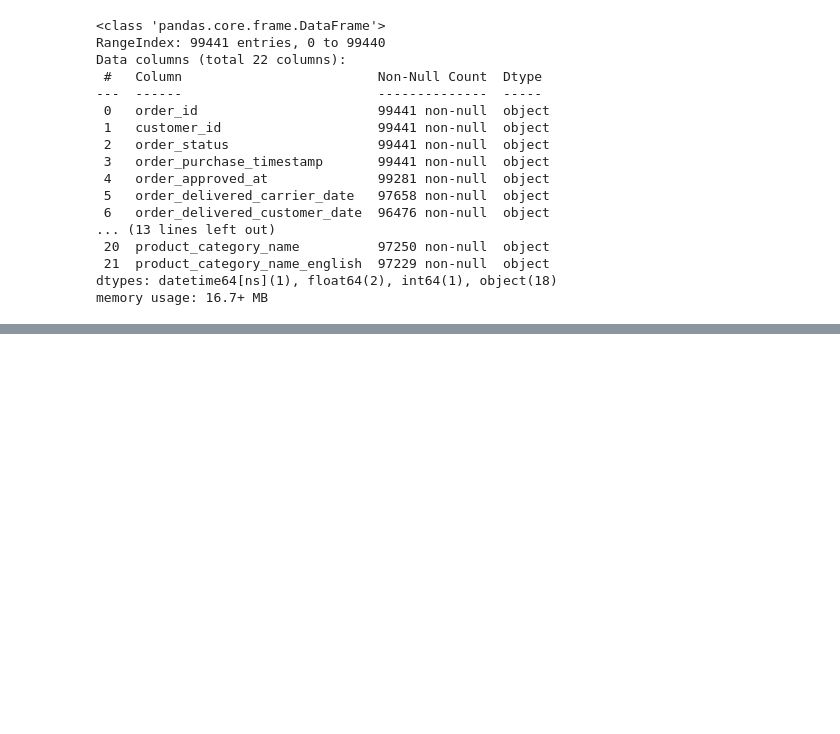
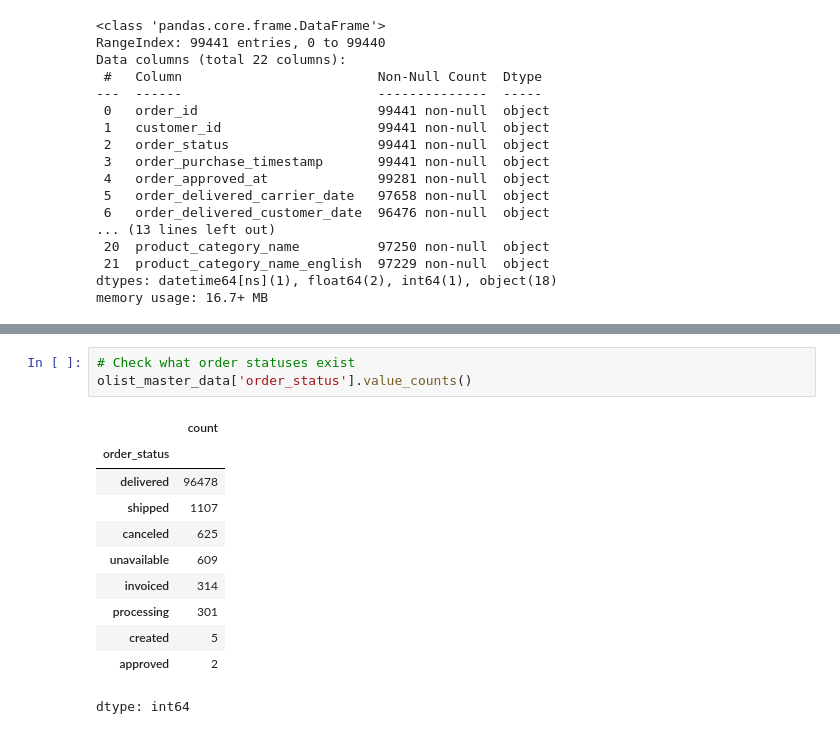
Before and after one commit to BBWorksB/AmaliTech-DEG-Project-based-challenges, a Jupyter notebook: data-engineering/Logistics-auditor/Amaliteh_DE_Logistic.ipynb, the cells around one changed output, grey strips where cells are left out. Cells and saved outputs as stored; diff of their text form; blank space fills up the shorter version.

```diff
--- a/data-engineering/Logistics-auditor/Amaliteh_DE_Logistic.ipynb
+++ b/data-engineering/Logistics-auditor/Amaliteh_DE_Logistic.ipynb
@@ -297,0 +264,15 @@ product_category.head(1)
+# %%
+# Check what order statuses exist
+olist_master_data['order_status'].value_counts()
+# %% [output]
+|  | count |
+| order_status |  |
+| delivered | 96478 |
+| shipped | 1107 |
+| canceled | 625 |
+| unavailable | 609 |
+| invoiced | 314 |
+| processing | 301 |
+| created | 5 |
+| approved | 2 |
+dtype: int64
```
Also changed, not shown: parts of 26 cells of this notebook.
